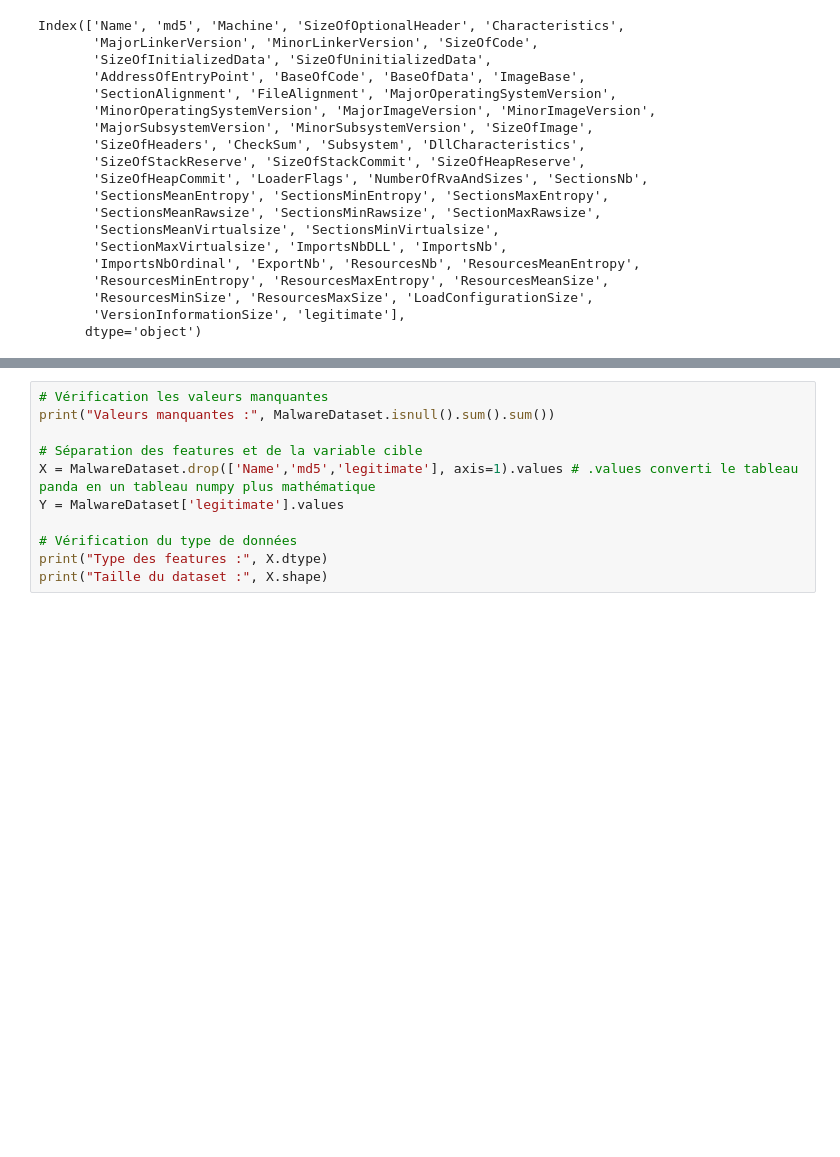
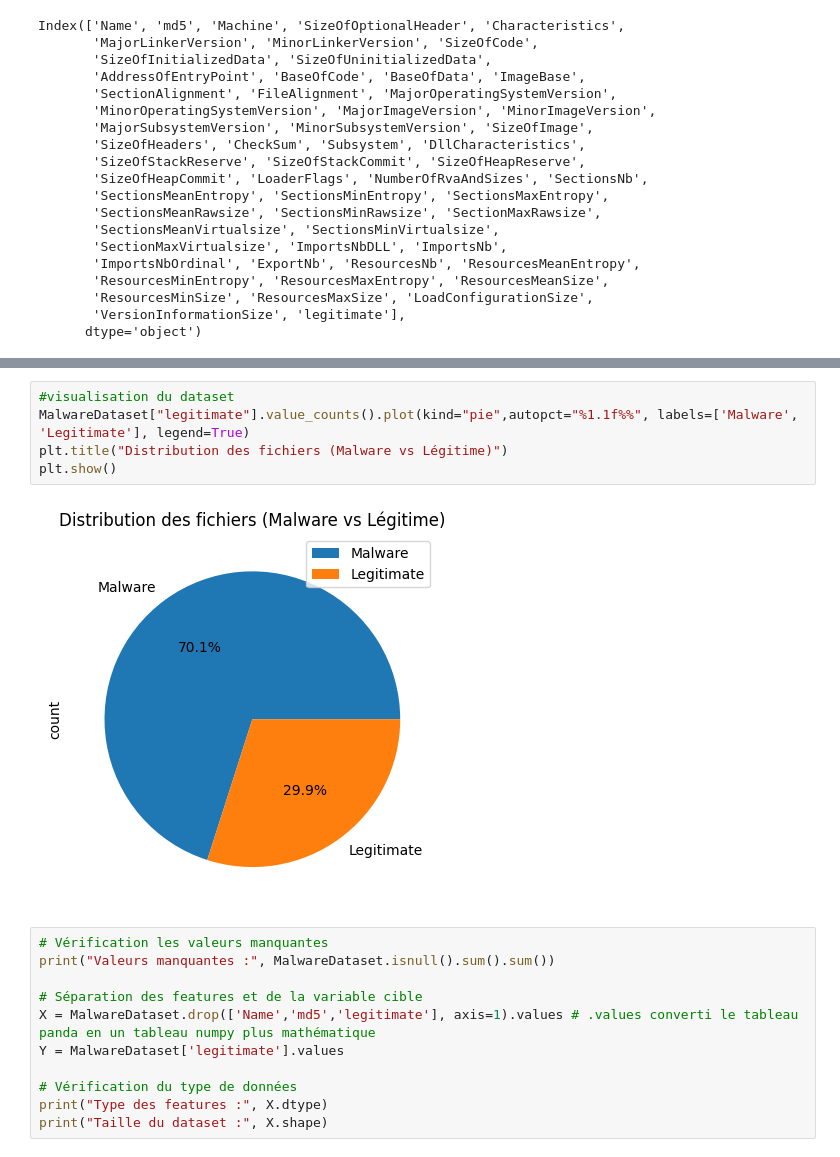
Before and after one commit to Liza-b-13/liza-repo, a Jupyter notebook: notebook/detection_PE_Headers.ipynb, the cells around one changed output, grey strips where cells are left out. Cells and saved outputs as stored; diff of their text form; blank space fills up the shorter version.

```diff
--- a/notebook/detection_PE_Headers.ipynb
+++ b/notebook/detection_PE_Headers.ipynb
@@ -96,3 +129,10 @@ from sklearn.preprocessing import StandardScaler
+# %%
+#visualisation du dataset
+MalwareDataset["legitimate"].value_counts().plot(kind="pie",autopct="%1.1f%%", labels=['Malware', 'Legitimate'], legend=True)
+plt.title("Distribution des fichiers (Malware vs Légitime)")
+plt.show()
+# %% [output]
+[figure, added]
 # %%
 # Vérification les valeurs manquantes
 print("Valeurs manquantes :", MalwareDataset.isnull().sum().sum())
```
Also changed, not shown: parts of 15 cells of this notebook.
